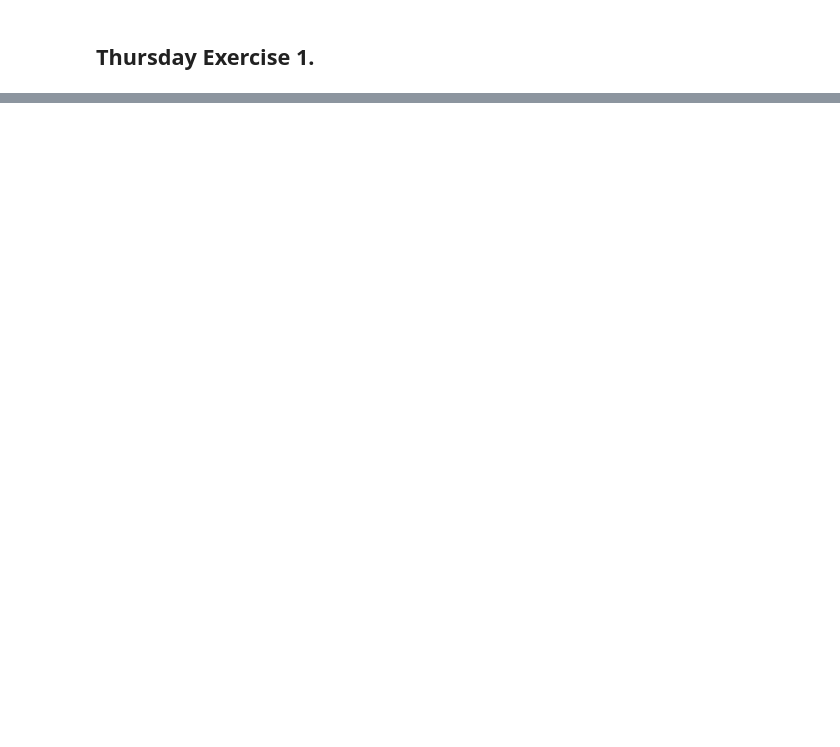
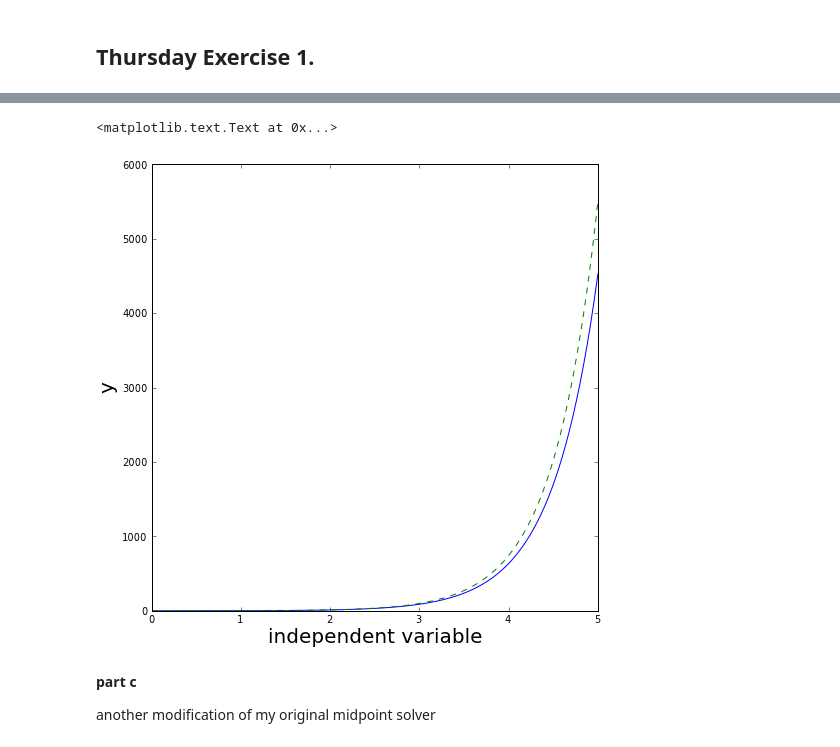
Before and after one commit to kbouch/PHYS202-S13, a Jupyter notebook: Week7/ODE-Ex6.ipynb, the cells around one changed output, grey strips where cells are left out. Cells and saved outputs as stored; diff of their text form; code cells hidden in the pictures; blank space fills up the shorter version.

```diff
--- a/Week7/ODE-Ex6.ipynb
+++ b/Week7/ODE-Ex6.ipynb
@@ -84,0 +181,17 @@ show()
+# %%
+fig1 = gcf()
+fig1 = figure(figsize=(8.0,8.0))
+ax1 = gca()
+
+ax1.plot(x2,sol_plain_euler_2[:,0],'b-',label='approx y, x step is 0.02')
+ax1.plot(x2,y_exact(x2),'g--',label='exact y')
+
+xlabel('independent variable', fontsize=20)
+ylabel('y',fontsize=20)
+# %% [output]
+<matplotlib.text.Text at 0x...>
+[figure, added]
+# %% [markdown]
+__part c__
+
+another modification of my original midpoint solver
```
Also changed, not shown: parts of 11 cells of this notebook.
